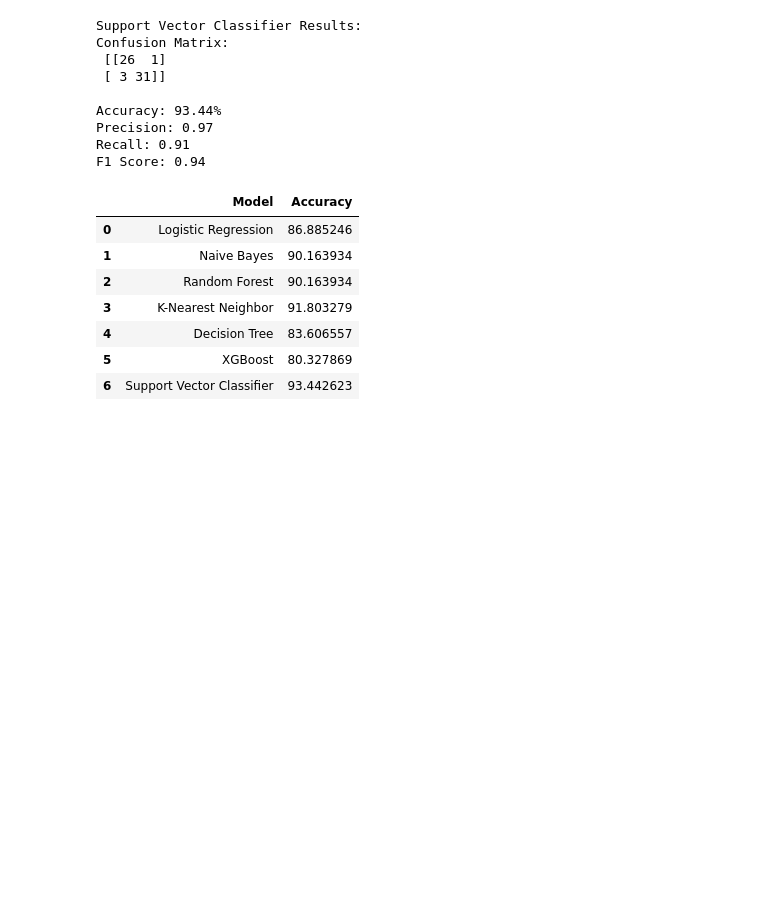
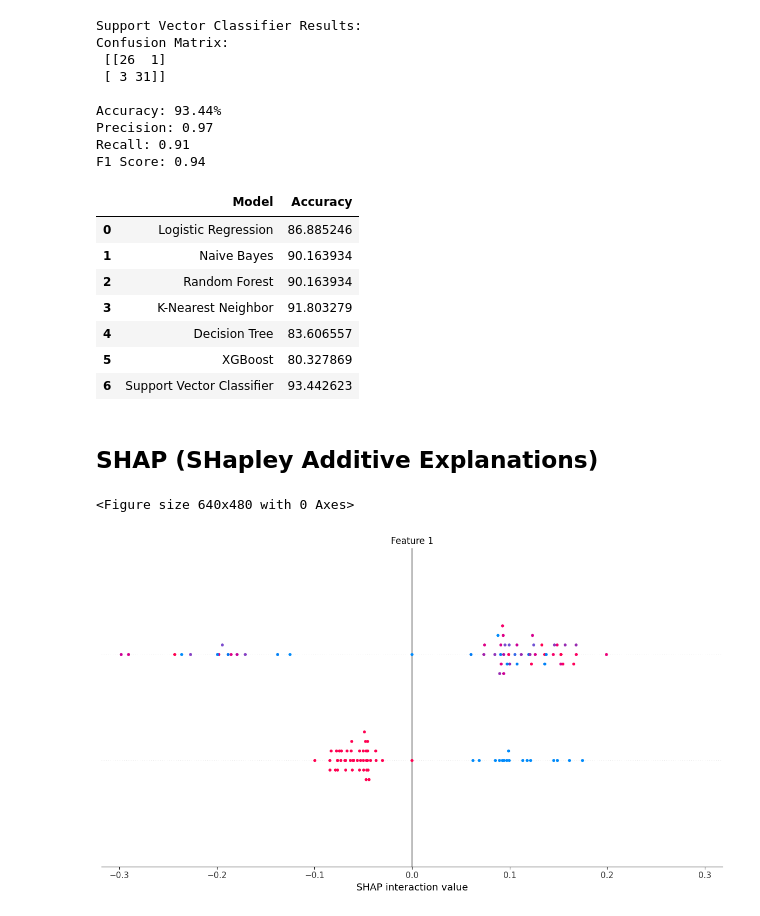
Before and after one commit to ninapeak10/DT480-Research, a Jupyter notebook: Heart Health.ipynb, the cells around one changed output. Saved outputs shown, nothing was run; the diff lists cells and outputs as text; code cells hidden in the pictures; blank space fills up the shorter version.

```diff
--- a/Heart Health.ipynb
+++ b/Heart Health.ipynb
@@ -353,7 +381,7 @@ F1 Score: 0.82
 ## Model 7: Support Vector Classifier
 # %%
 m7 = 'Support Vector Classifier'
-svc =  SVC(kernel='rbf', C=2)
+svc =  SVC(kernel='rbf', C=2, probability=True)
 svc.fit(X_train, y_train)
 svc_predicted = svc.predict(X_test)
 svc_acc_score = accuracy_score(y_test, svc_predicted)
@@ -389,3 +417,16 @@ model_ev
 | 4 | Decision Tree | 83.606557 |
 | 5 | XGBoost | 80.327869 |
 | 6 | Support Vector Classifier | 93.442623 |
+# %% [markdown]
+## SHAP (SHapley Additive Explanations)
+# %%
+K = 50
+X_train_kmeans = shap.kmeans(X_train, K)
+
+explainer = shap.KernelExplainer(svc.predict_proba, X_train_kmeans)
+shap_values = explainer.shap_values(X_test)
+
+shap.summary_plot(shap_values, X_test, plot_size=(10, 8))
+# %% [output]
+<Figure size 640x480 with 0 Axes>
+[figure, added]
```
Also changed, not shown: parts of 5 cells of this notebook.
